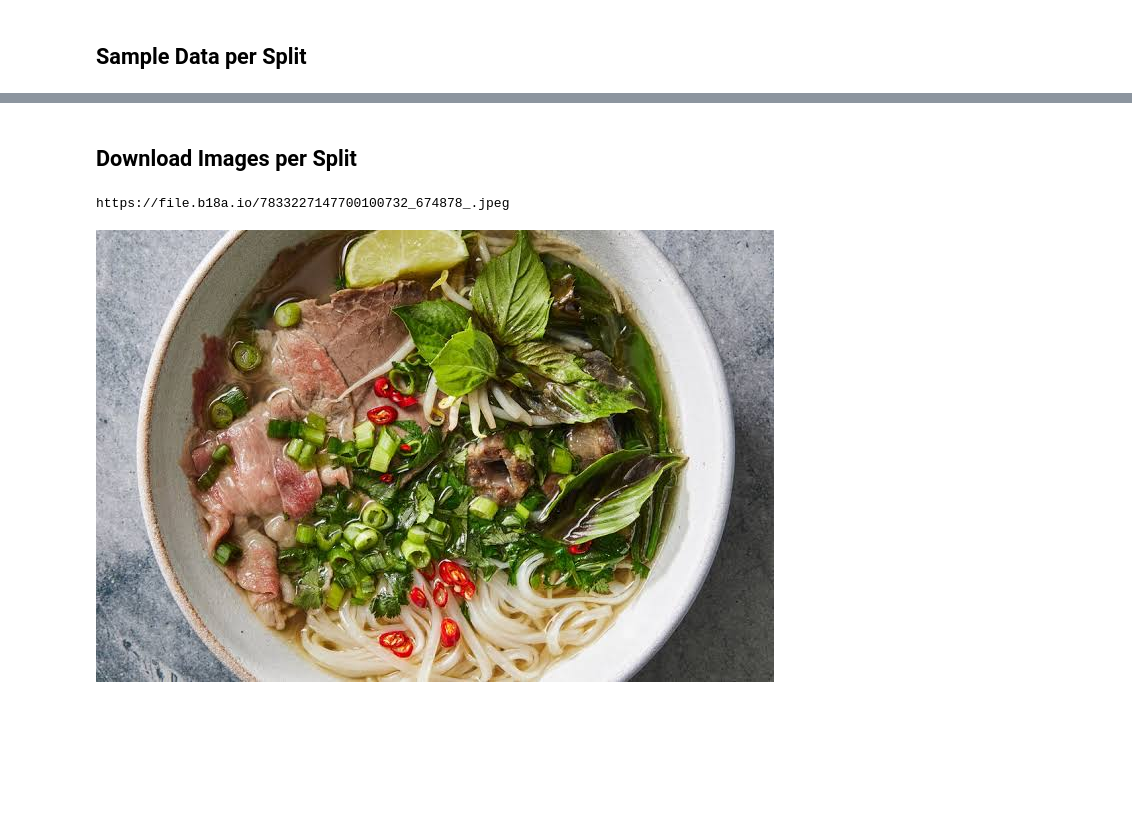
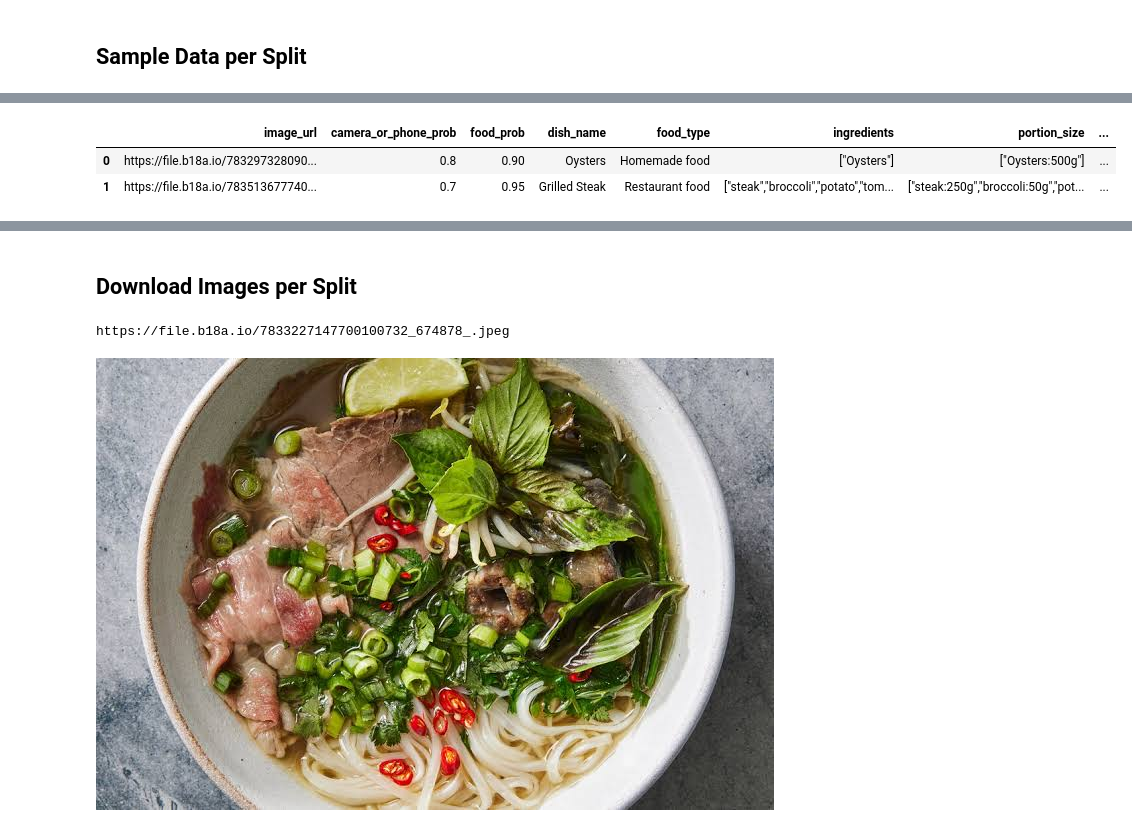
Before and after one commit to chelseanbr/smolvlm-nutrition-vqa, a Jupyter notebook: notebooks/00-sample-data.ipynb, the cells around one changed output, grey strips where cells are left out. Saved outputs shown, nothing was run; the diff lists cells and outputs as text; code cells hidden in the pictures; blank space fills up the shorter version.

```diff
--- a/notebooks/00-sample-data.ipynb
+++ b/notebooks/00-sample-data.ipynb
@@ -126,0 +131,11 @@ df_test.shape=(500, 10)
+# %%
+# Load splits from CSVs
+df_train = pd.read_csv('../data/train/df_train.csv')
+df_val = pd.read_csv('../data/val/df_val.csv')
+df_test = pd.read_csv('../data/test/df_test.csv')
+
+df_train.head(2)
+# %% [output]
+|  | image_url | camera_or_phone_prob | food_prob | dish_name | food_type | ingredients | portion_size | ... |
+| 0 | https://file.b18a.io/783297328090... | 0.8 | 0.90 | Oysters | Homemade food | ["Oysters"] | ["Oysters:500g"] | ... |
+| 1 | https://file.b18a.io/783513677740... | 0.7 | 0.95 | Grilled Steak | Restaurant food | ["steak","broccoli","potato","tom... | ["steak:250g","broccoli:50g","pot... | ... |
```
Also changed, not shown: parts of 9 cells of this notebook.
